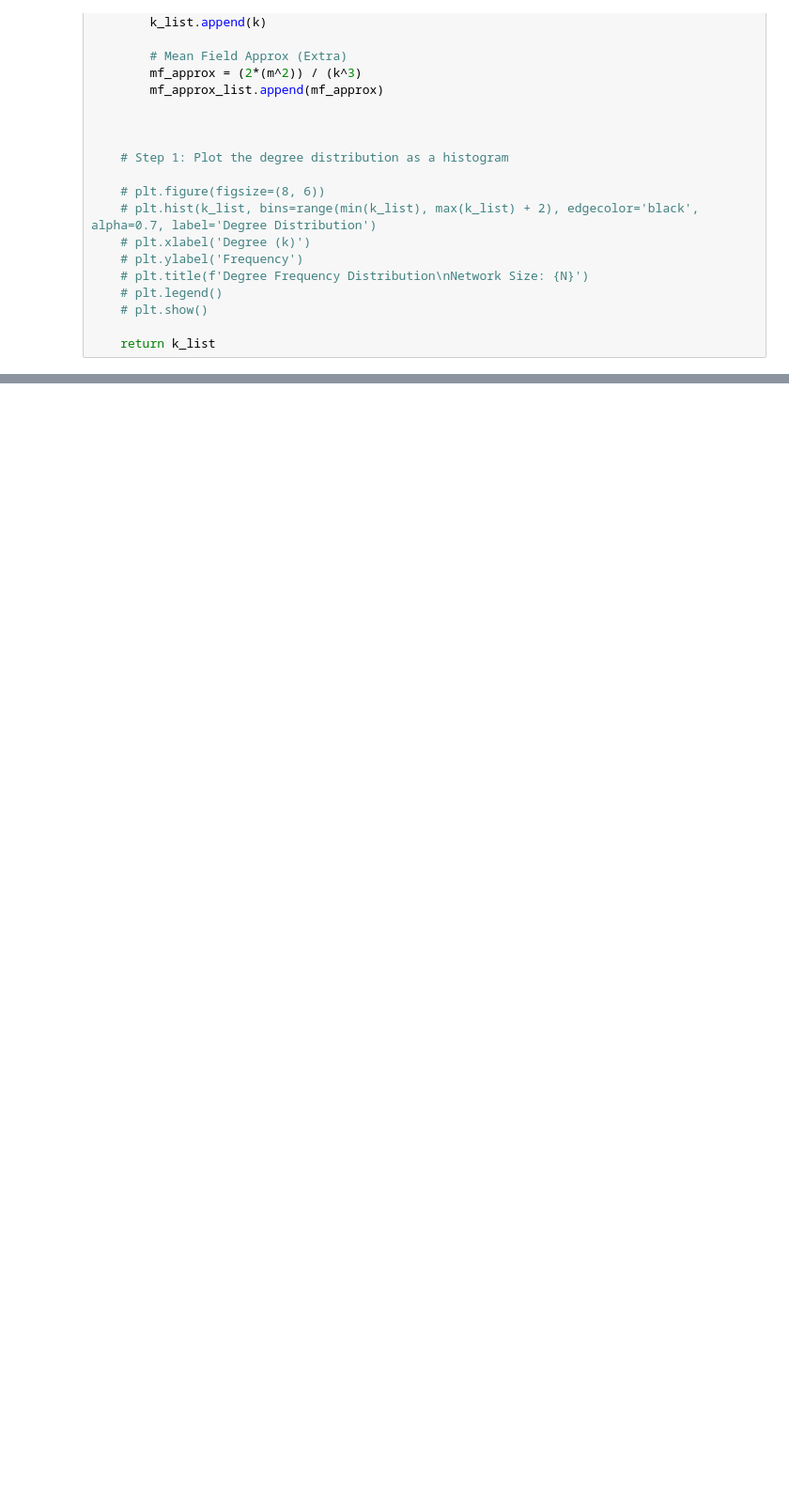
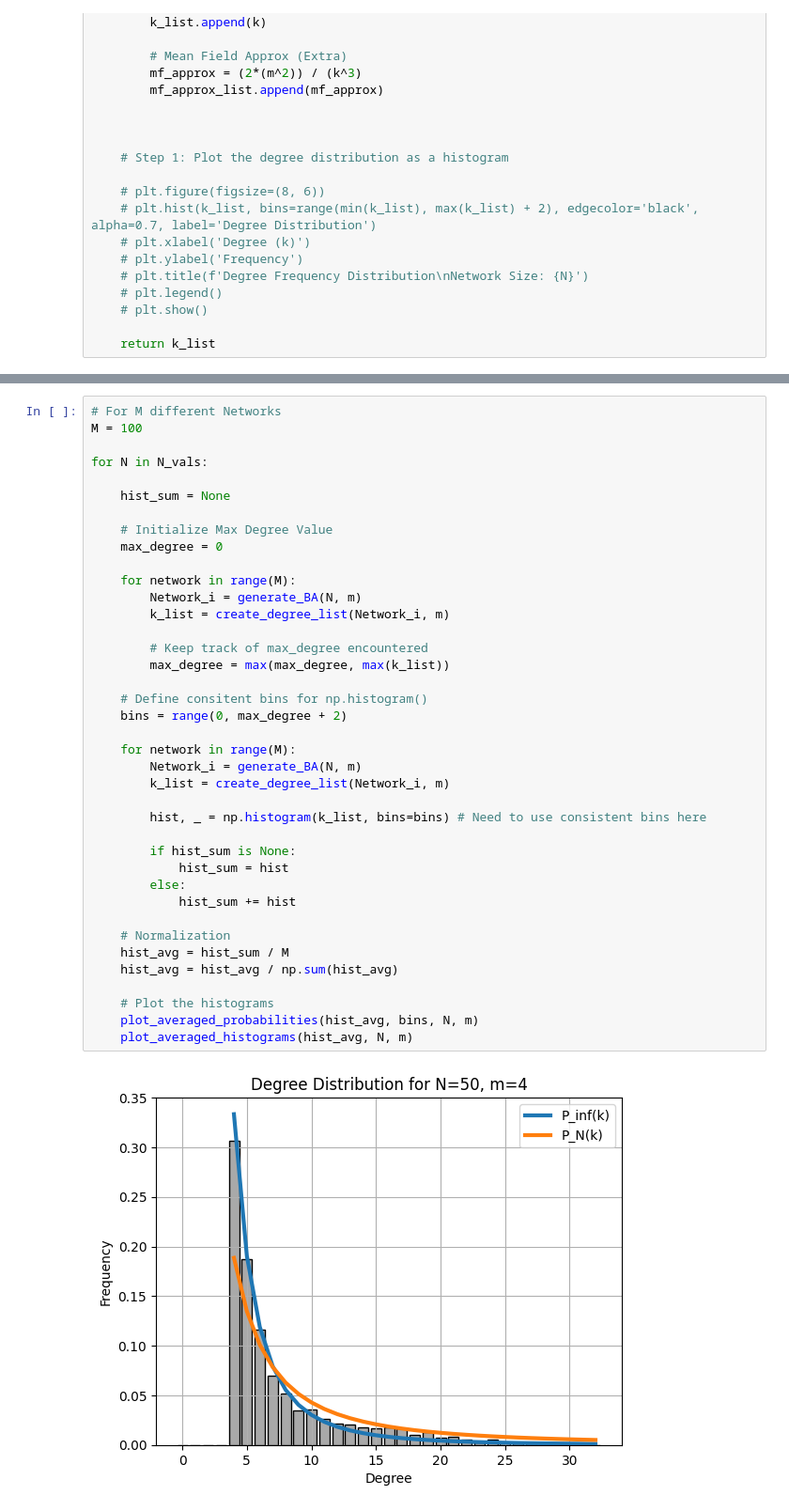
Before and after one commit to CherryWookie/Critical-Phenomena-and-Complexity, a Jupyter notebook: appliedhw/ba_final.ipynb, the cells around one changed output, grey strips where cells are left out. Shown at 94% size. Saved outputs shown, nothing was run; the diff lists cells and outputs as text; blank space fills up the shorter version.

```diff
--- a/appliedhw/ba_final.ipynb
+++ b/appliedhw/ba_final.ipynb
@@ -314,0 +376,41 @@ plt.show()
+# %%
+# For M different Networks
+M = 100
+
+for N in N_vals:
+
+    hist_sum = None
+
+    # Initialize Max Degree Value
+    max_degree = 0
+
+    for network in range(M):
+        Network_i = generate_BA(N, m)
+        k_list = create_degree_list(Network_i, m)
+
+        # Keep track of max_degree encountered
+        max_degree = max(max_degree, max(k_list))
+
+    # Define consitent bins for np.histogram()
+    bins = range(0, max_degree + 2)
+
+    for network in range(M):
+        Network_i = generate_BA(N, m)
+        k_list = create_degree_list(Network_i, m)
+
+        hist, _ = np.histogram(k_list, bins=bins) # Need to use consistent bins here
+
+        if hist_sum is None:
+            hist_sum = hist
+        else:
+            hist_sum += hist
+
+    # Normalization
+    hist_avg = hist_sum / M
+    hist_avg = hist_avg / np.sum(hist_avg)
+
+    # Plot the histograms
+    plot_averaged_probabilities(hist_avg, bins, N, m)
+    plot_averaged_histograms(hist_avg, N, m)
+# %% [output]
+[figure, added]
```
Also changed, not shown: parts of 31 cells of this notebook, 3 other files.
